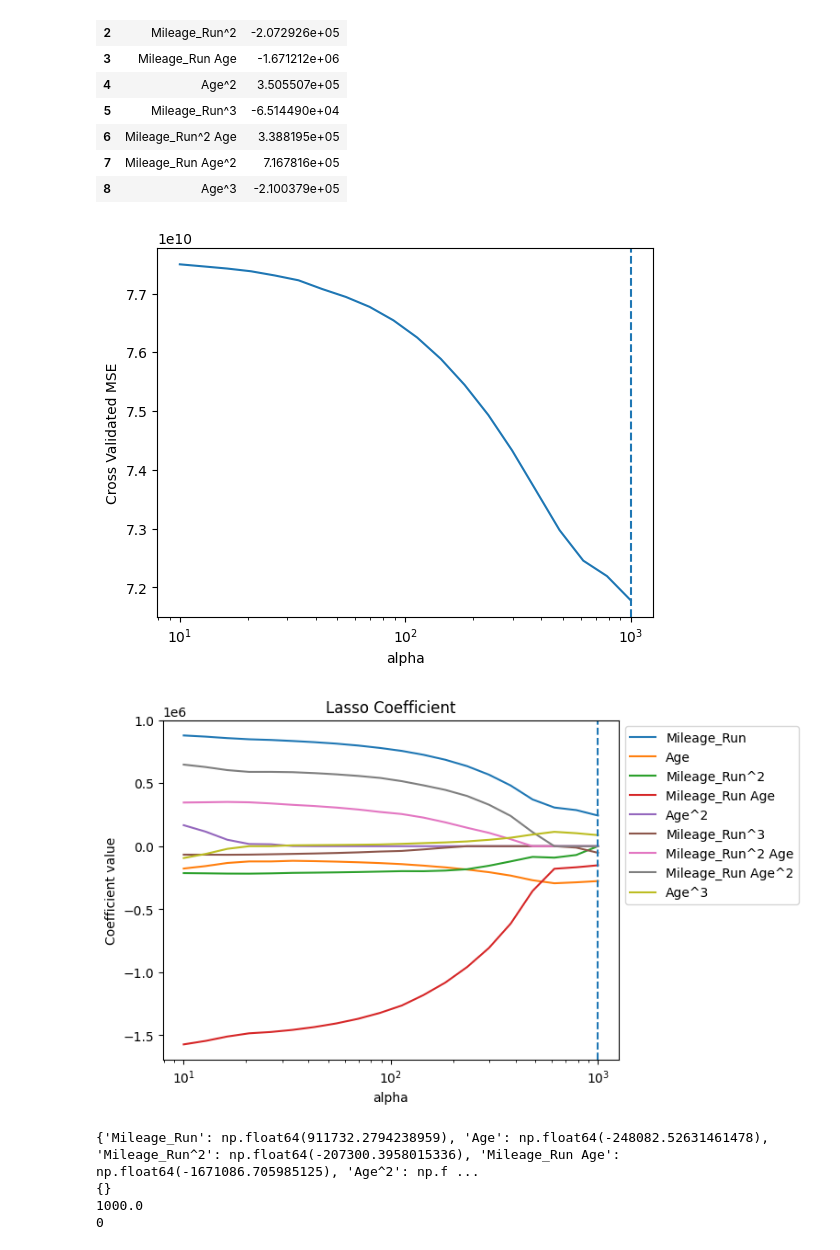
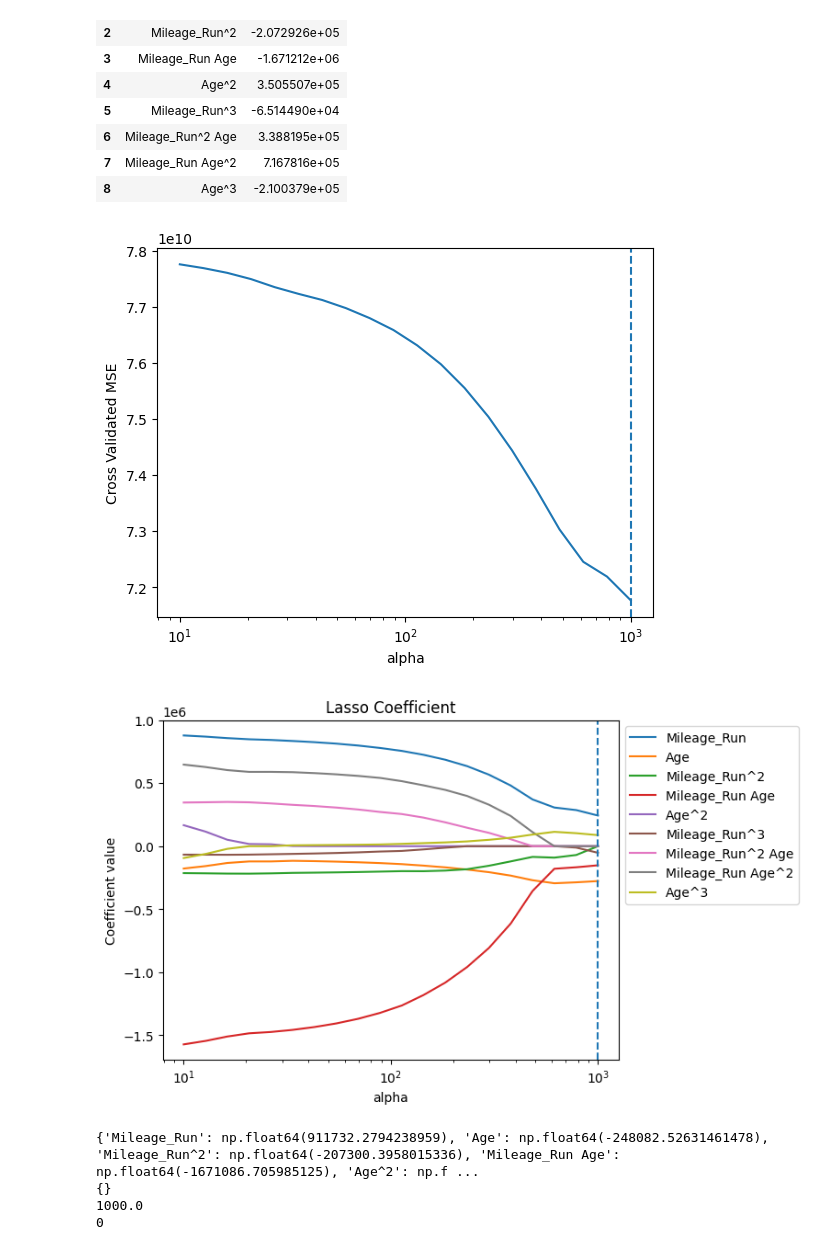
Before and after one commit to swt2vv/undergrad_ml_assignments, a Jupyter notebook: 04_assignment_regularization.ipynb, the cells around one changed output. Saved outputs shown, nothing was run; the diff lists cells and outputs as text; code cells hidden in the pictures.

```diff
--- a/04_assignment_regularization.ipynb
+++ b/04_assignment_regularization.ipynb
@@ -145,7 +145,7 @@ import matplotlib.pyplot as plt
 import seaborn as sns
 
 alpha_grid = np.logspace(1, 3, 20)
-model_lassocv = LassoCV(cv = 20, alphas = alpha_grid, random_state = 100)
+model_lassocv = LassoCV(cv = 20, alphas = alpha_grid, random_state = 100, max_iter=50000)
 model_lassocv = model_lassocv.fit(x_scaled, y)
 
 
@@ -154,34 +154,34 @@ alpha_star = model_lassocv.alphas_[index_star]
 
 # Q 2.4
 
 sns.lineplot( x=model_lassocv.alphas_, y= np.median(model_lassocv.mse_path_,axis=1))
 plt.axvline(x=alpha_star, linestyle='--')
 plt.xscale("log")
 plt.xlabel("alpha")
 plt.ylabel("Cross Validated MSE")
 plt.show()
 
 # Q 2.5
 
 coefs = []
 for alpha in alpha_grid:
     model_lasso = Lasso(alpha = alpha, max_iter= 100000)
     model_lasso = model_lasso.fit(x_scaled, y)
     coefs.append(model_lasso.coef_)
 coefs = np.array(coefs)
 
 for i in range(coefs.shape[1]):
     plt.plot(alpha_grid, coefs[:, i], label=poly.get_feature_names_out(['Mileage_Run', 'Age'])[i])
 
 plt.xscale("log")
 plt.xlabel("alpha")
 plt.ylabel("Coefficient value")
 plt.title("Lasso Coefficient")
 plt.axvline(x=alpha_star, linestyle='--')
 plt.legend(bbox_to_anchor=(1, 1))
 plt.show()
 # %% [output]
-[figure, old version]
+[figure, new version]
 [figure]
 # %%
 model_lasso_star = Lasso(alpha = 0.012689610031679234, max_iter= 100000)
```
